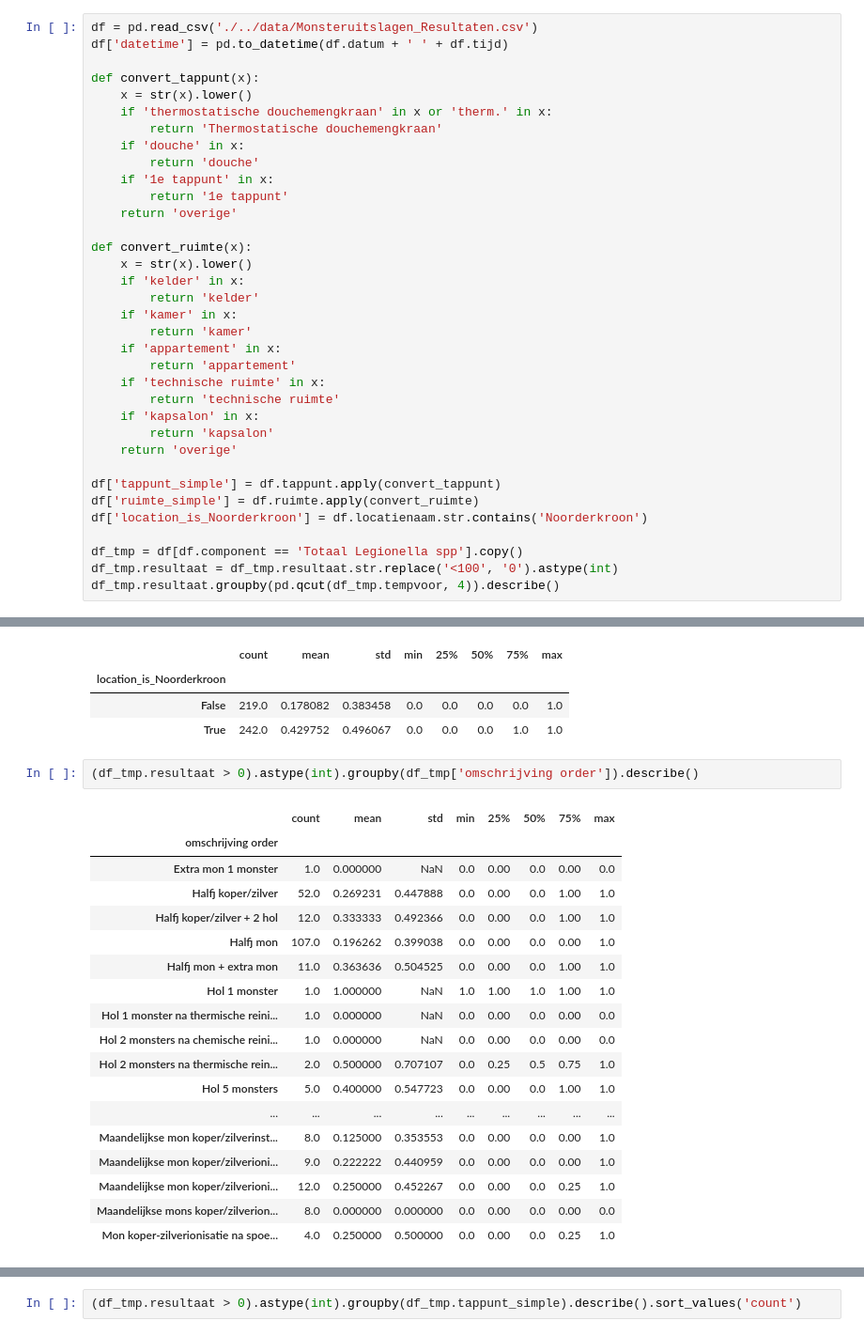
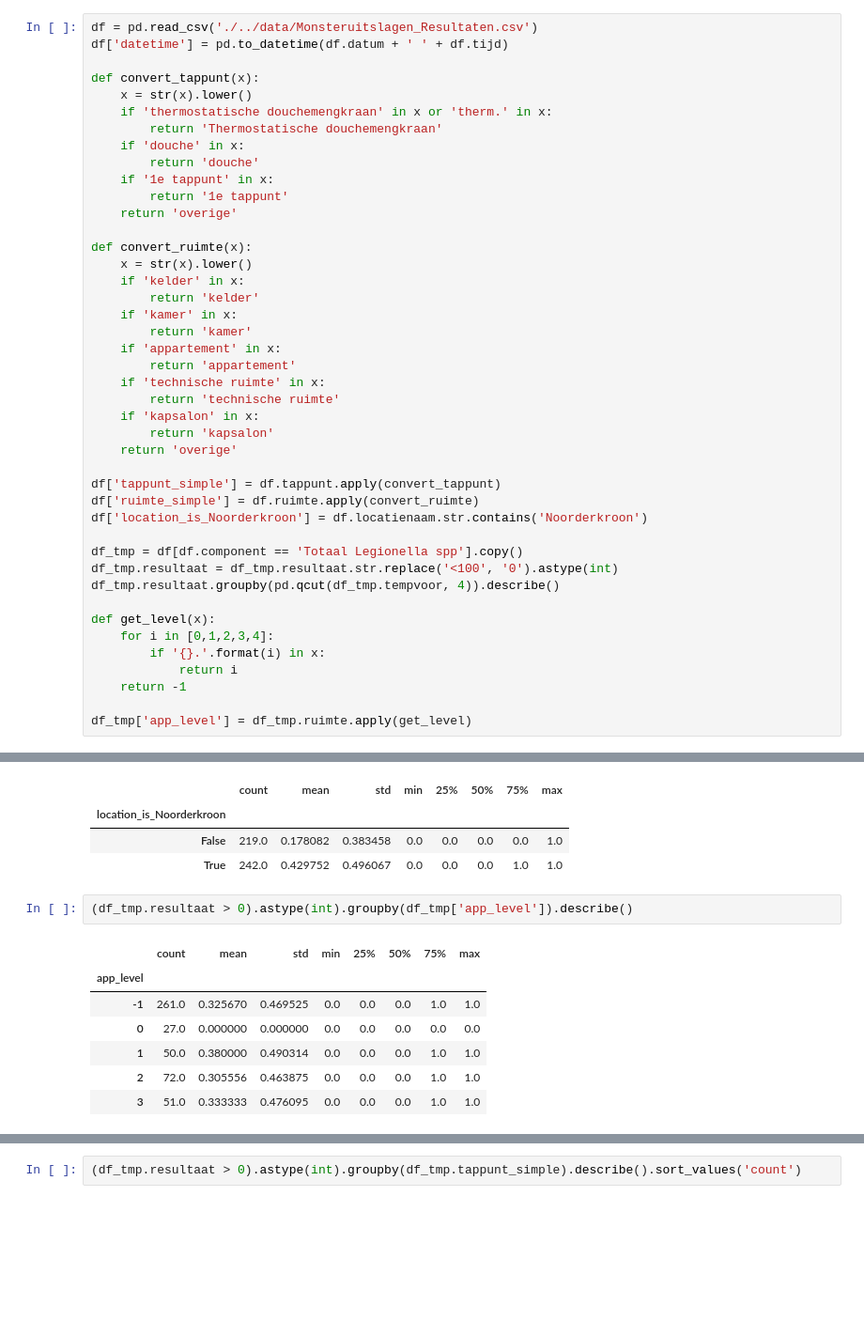
Before and after one commit to esquire900/team-water, a Jupyter notebook: heeft-het-nut/heeft-het-nut.ipynb, the cells around one changed output, grey strips where cells are left out. Shown at 94% size. Saved outputs shown, nothing was run; the diff lists cells and outputs as text; blank space fills up the shorter version.

```diff
--- a/heeft-het-nut/heeft-het-nut.ipynb
+++ b/heeft-het-nut/heeft-het-nut.ipynb
@@ -39,3 +41,11 @@ df['location_is_Noorderkroon'] = df.locatienaam.str.contains('Noorderkroon')
 df_tmp = df[df.component == 'Totaal Legionella spp'].copy()
 df_tmp.resultaat = df_tmp.resultaat.str.replace('<100', '0').astype(int)
 df_tmp.resultaat.groupby(pd.qcut(df_tmp.tempvoor, 4)).describe()
+
+def get_level(x):
+    for i in [0,1,2,3,4]:
+        if '{}.'.format(i) in x:
+            return i
+    return -1
+
+df_tmp['app_level'] = df_tmp.ruimte.apply(get_level)
@@ -78,23 +157,12 @@ df_tmp.resultaat.groupby(pd.qcut(df_tmp.tempvoor, 4)).describe()
 | False | 219.0 | 0.178082 | 0.383458 | 0.0 | 0.0 | 0.0 | 0.0 | 1.0 |
 | True | 242.0 | 0.429752 | 0.496067 | 0.0 | 0.0 | 0.0 | 1.0 | 1.0 |
 # %%
-(df_tmp.resultaat > 0).astype(int).groupby(df_tmp['omschrijving order']).describe()
+(df_tmp.resultaat > 0).astype(int).groupby(df_tmp['app_level']).describe()
 # %% [output]
 |  | count | mean | std | min | 25% | 50% | 75% | max |
-| omschrijving order |  |  |  |  |  |  |  |  |
-| Extra mon 1 monster | 1.0 | 0.000000 | NaN | 0.0 | 0.00 | 0.0 | 0.00 | 0.0 |
-| Halfj koper/zilver | 52.0 | 0.269231 | 0.447888 | 0.0 | 0.00 | 0.0 | 1.00 | 1.0 |
-| Halfj koper/zilver + 2 hol | 12.0 | 0.333333 | 0.492366 | 0.0 | 0.00 | 0.0 | 1.00 | 1.0 |
-| Halfj mon | 107.0 | 0.196262 | 0.399038 | 0.0 | 0.00 | 0.0 | 0.00 | 1.0 |
-| Halfj mon + extra mon | 11.0 | 0.363636 | 0.504525 | 0.0 | 0.00 | 0.0 | 1.00 | 1.0 |
-| Hol 1 monster | 1.0 | 1.000000 | NaN | 1.0 | 1.00 | 1.0 | 1.00 | 1.0 |
-| Hol 1 monster na thermische reini... | 1.0 | 0.000000 | NaN | 0.0 | 0.00 | 0.0 | 0.00 | 0.0 |
-| Hol 2 monsters na chemische reini... | 1.0 | 0.000000 | NaN | 0.0 | 0.00 | 0.0 | 0.00 | 0.0 |
-| Hol 2 monsters na thermische rein... | 2.0 | 0.500000 | 0.707107 | 0.0 | 0.25 | 0.5 | 0.75 | 1.0 |
-| Hol 5 monsters | 5.0 | 0.400000 | 0.547723 | 0.0 | 0.00 | 0.0 | 1.00 | 1.0 |
-| ... | ... | ... | ... | ... | ... | ... | ... | ... |
-| Maandelijkse mon koper/zilverinst... | 8.0 | 0.125000 | 0.353553 | 0.0 | 0.00 | 0.0 | 0.00 | 1.0 |
-| Maandelijkse mon koper/zilverioni... | 9.0 | 0.222222 | 0.440959 | 0.0 | 0.00 | 0.0 | 0.00 | 1.0 |
-| Maandelijkse mon koper/zilverioni... | 12.0 | 0.250000 | 0.452267 | 0.0 | 0.00 | 0.0 | 0.25 | 1.0 |
-| Maandelijkse mons koper/zilverion... | 8.0 | 0.000000 | 0.000000 | 0.0 | 0.00 | 0.0 | 0.00 | 0.0 |
-| Mon koper-zilverionisatie na spoe... | 4.0 | 0.250000 | 0.500000 | 0.0 | 0.00 | 0.0 | 0.25 | 1.0 |
+| app_level |  |  |  |  |  |  |  |  |
+| -1 | 261.0 | 0.325670 | 0.469525 | 0.0 | 0.0 | 0.0 | 1.0 | 1.0 |
+| 0 | 27.0 | 0.000000 | 0.000000 | 0.0 | 0.0 | 0.0 | 0.0 | 0.0 |
+| 1 | 50.0 | 0.380000 | 0.490314 | 0.0 | 0.0 | 0.0 | 1.0 | 1.0 |
+| 2 | 72.0 | 0.305556 | 0.463875 | 0.0 | 0.0 | 0.0 | 1.0 | 1.0 |
+| 3 | 51.0 | 0.333333 | 0.476095 | 0.0 | 0.0 | 0.0 | 1.0 | 1.0 |
```
Also changed, not shown: parts of 21 cells of this notebook, 5 other files.
